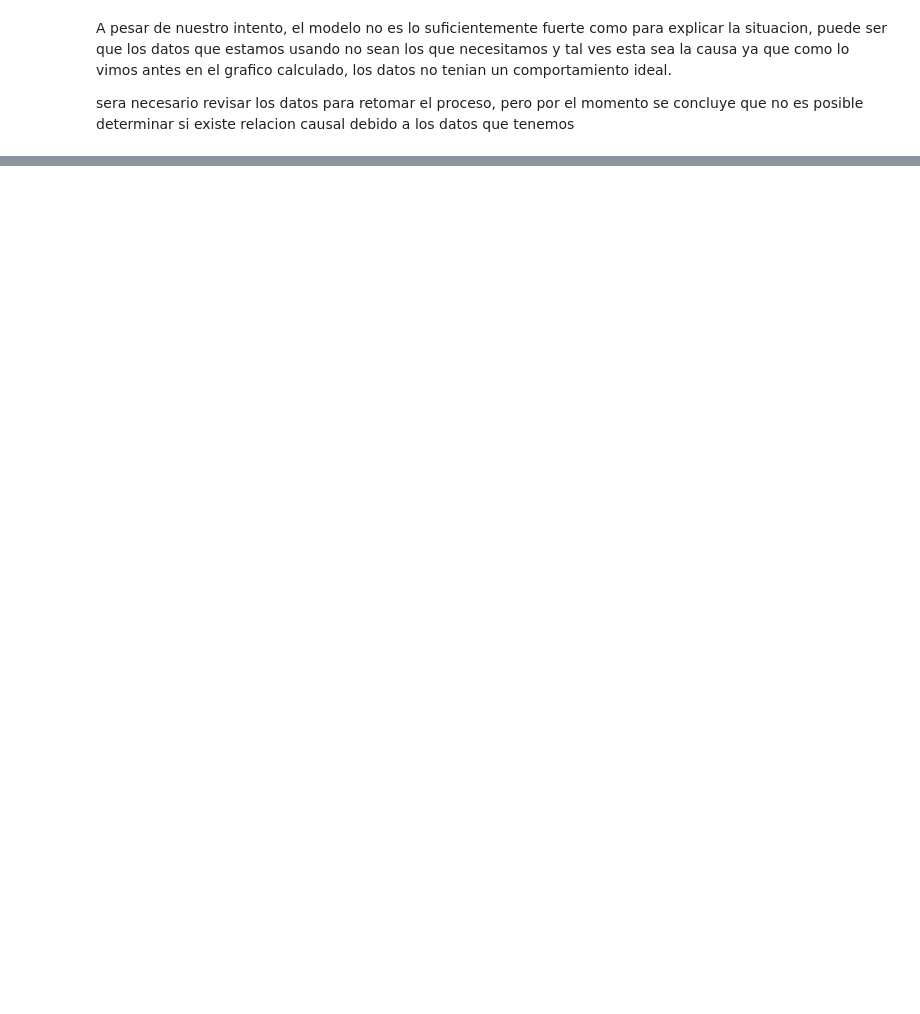
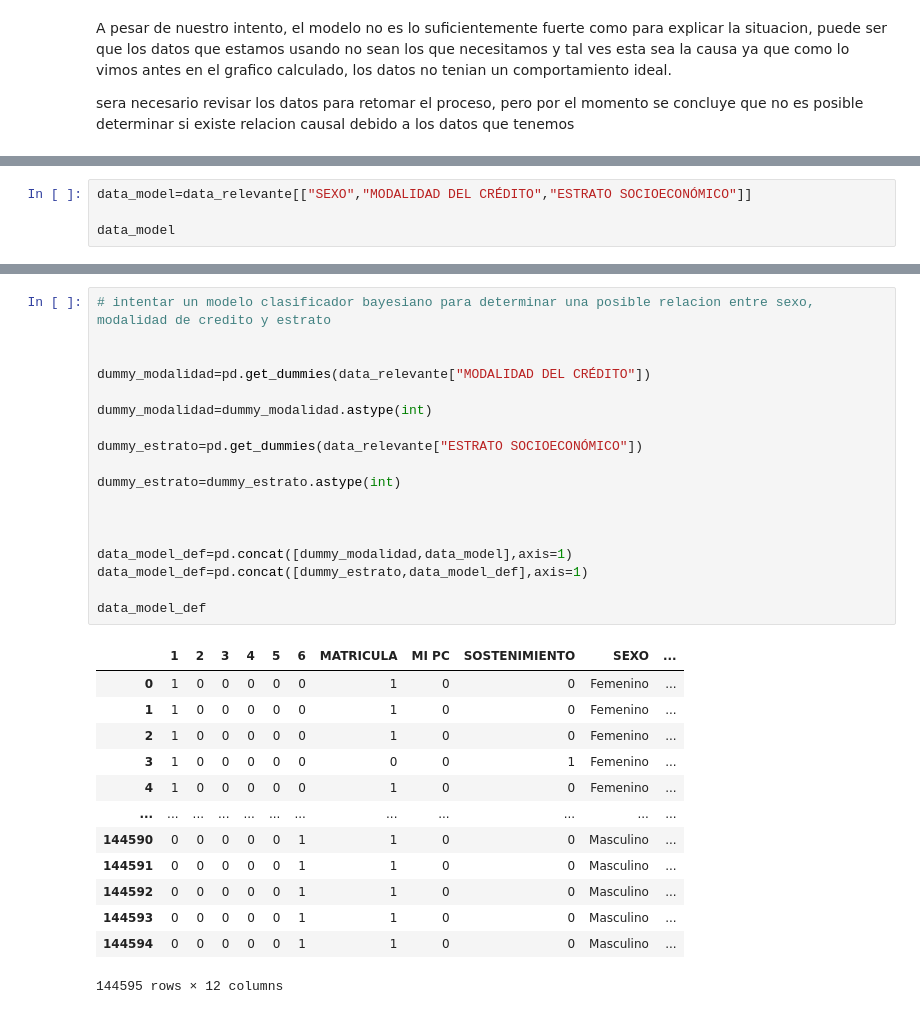
Before and after one commit to AndresFe1996/repositorio_investigacion, a Jupyter notebook: Codigo_python_investigacion/Investigacion_icetex_creditos_otorgados.ipynb, the cells around one changed output, grey strips where cells are left out. Drawn from its saved outputs; the diff is of its cells as text; blank space fills up the shorter version.

```diff
--- a/Codigo_python_investigacion/Investigacion_icetex_creditos_otorgados.ipynb
+++ b/Codigo_python_investigacion/Investigacion_icetex_creditos_otorgados.ipynb
@@ -876,0 +910,4 @@ sera necesario revisar los datos para retomar el proceso, pero por el momento se
+# %%
+data_model=data_relevante[["SEXO","MODALIDAD DEL CRÉDITO","ESTRATO SOCIOECONÓMICO"]]
+
+data_model
@@ -876,0 +928,32 @@ sera necesario revisar los datos para retomar el proceso, pero por el momento se
+# %%
+# intentar un modelo clasificador bayesiano para determinar una posible relacion entre sexo, modalidad de credito y estrato
+
+
+dummy_modalidad=pd.get_dummies(data_relevante["MODALIDAD DEL CRÉDITO"])
+
+dummy_modalidad=dummy_modalidad.astype(int)
+
+dummy_estrato=pd.get_dummies(data_relevante["ESTRATO SOCIOECONÓMICO"])
+
+dummy_estrato=dummy_estrato.astype(int)
+
+
+
+data_model_def=pd.concat([dummy_modalidad,data_model],axis=1)
+data_model_def=pd.concat([dummy_estrato,data_model_def],axis=1)
+
+data_model_def
+# %% [output]
+|  | 1 | 2 | 3 | 4 | 5 | 6 | MATRICULA | MI PC | SOSTENIMIENTO | SEXO | ... |
+| 0 | 1 | 0 | 0 | 0 | 0 | 0 | 1 | 0 | 0 | Femenino | ... |
+| 1 | 1 | 0 | 0 | 0 | 0 | 0 | 1 | 0 | 0 | Femenino | ... |
+| 2 | 1 | 0 | 0 | 0 | 0 | 0 | 1 | 0 | 0 | Femenino | ... |
+| 3 | 1 | 0 | 0 | 0 | 0 | 0 | 0 | 0 | 1 | Femenino | ... |
+| 4 | 1 | 0 | 0 | 0 | 0 | 0 | 1 | 0 | 0 | Femenino | ... |
+| ... | ... | ... | ... | ... | ... | ... | ... | ... | ... | ... | ... |
+| 144590 | 0 | 0 | 0 | 0 | 0 | 1 | 1 | 0 | 0 | Masculino | ... |
+| 144591 | 0 | 0 | 0 | 0 | 0 | 1 | 1 | 0 | 0 | Masculino | ... |
+| 144592 | 0 | 0 | 0 | 0 | 0 | 1 | 1 | 0 | 0 | Masculino | ... |
+| 144593 | 0 | 0 | 0 | 0 | 0 | 1 | 1 | 0 | 0 | Masculino | ... |
+| 144594 | 0 | 0 | 0 | 0 | 0 | 1 | 1 | 0 | 0 | Masculino | ... |
+144595 rows × 12 columns
```
Also changed, not shown: parts of 36 cells of this notebook, 5 other files.
